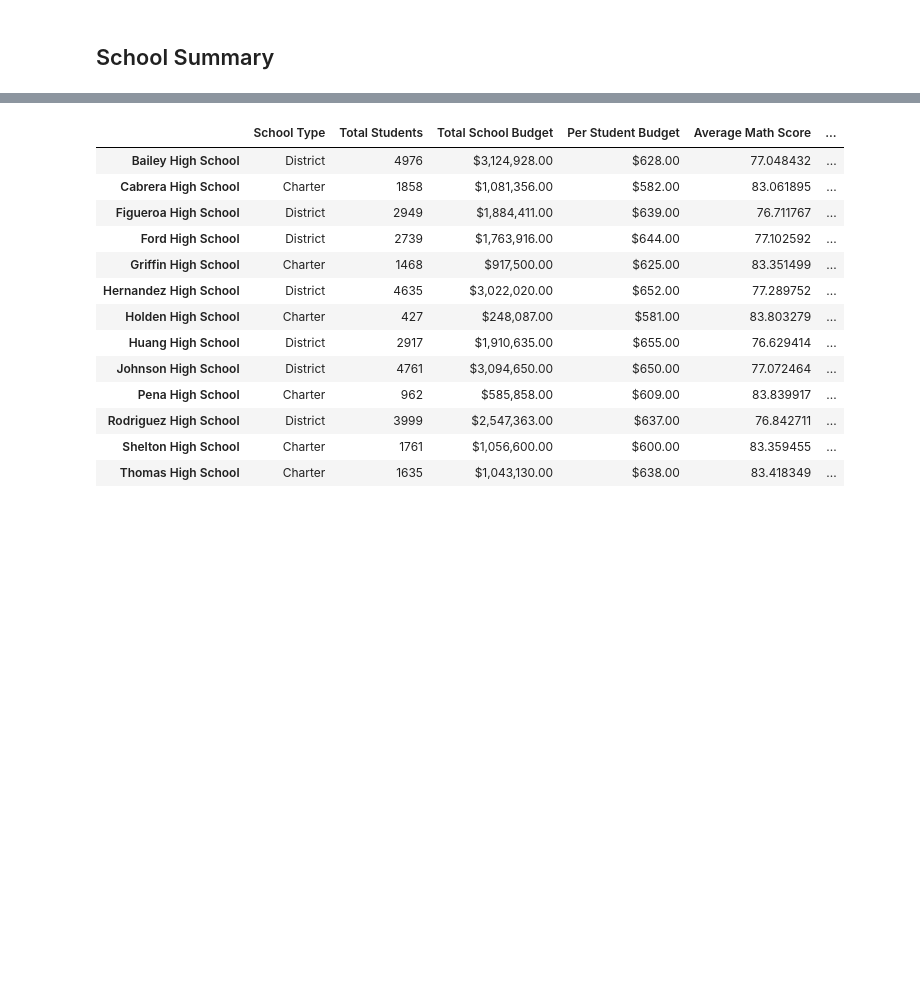
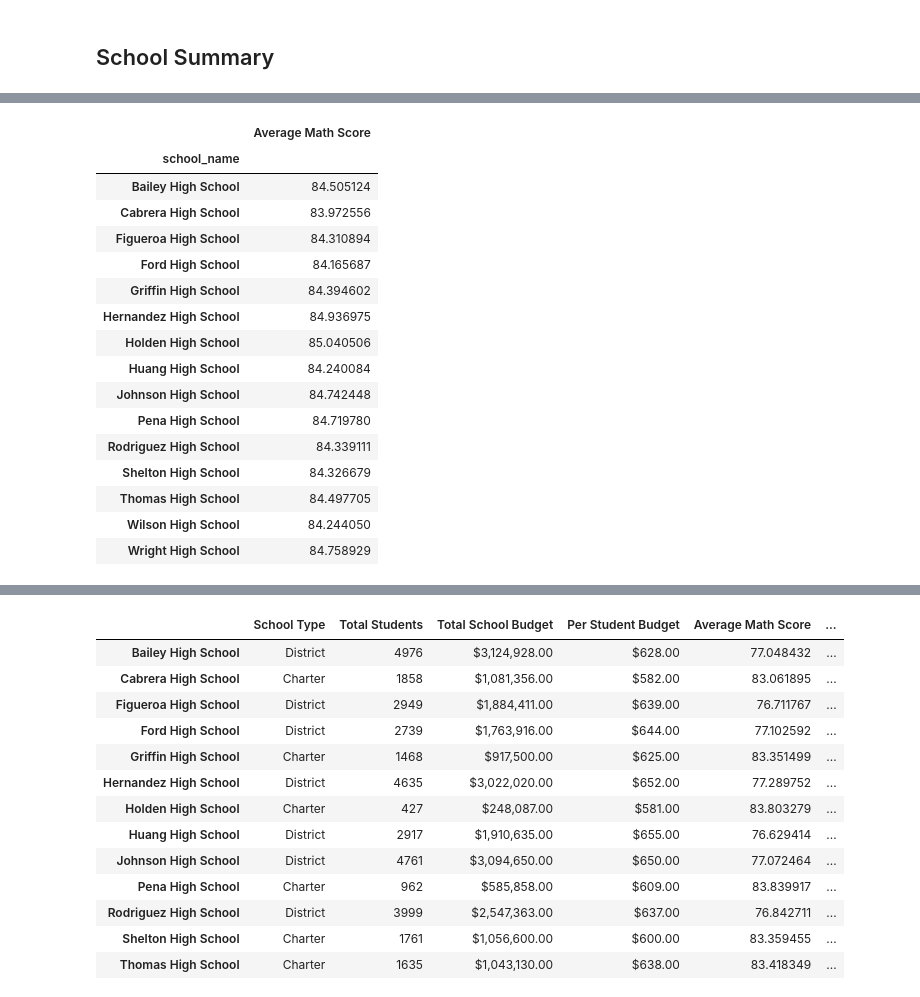
Before and after one commit to n-o-karma/pandas-challenge, a Jupyter notebook: PyCitySchools_starter.ipynb, the cells around one changed output, grey strips where cells are left out. Drawn from its saved outputs; the diff is of its cells as text; code cells hidden in the pictures; blank space fills up the shorter version.

```diff
--- a/PyCitySchools_starter.ipynb
+++ b/PyCitySchools_starter.ipynb
@@ -127,0 +226,23 @@ per_school_reading =
+# %%
+students_passing_math = pd.DataFrame(school_data_complete[(school_data_complete['math_score'] >= 70)])
+students_passing_math = pd.DataFrame(students_passing_math.groupby(['school_name'])['math_score'].mean())
+students_passing_math = students_passing_math.rename(columns={'math_score':'Average Math Score'})
+students_passing_math
+# %% [output]
+|  | Average Math Score |
+| school_name |  |
+| Bailey High School | 84.505124 |
+| Cabrera High School | 83.972556 |
+| Figueroa High School | 84.310894 |
+| Ford High School | 84.165687 |
+| Griffin High School | 84.394602 |
+| Hernandez High School | 84.936975 |
+| Holden High School | 85.040506 |
+| Huang High School | 84.240084 |
+| Johnson High School | 84.742448 |
+| Pena High School | 84.719780 |
+| Rodriguez High School | 84.339111 |
+| Shelton High School | 84.326679 |
+| Thomas High School | 84.497705 |
+| Wilson High School | 84.244050 |
+| Wright High School | 84.758929 |
```
Also changed, not shown: parts of 11 cells of this notebook.
